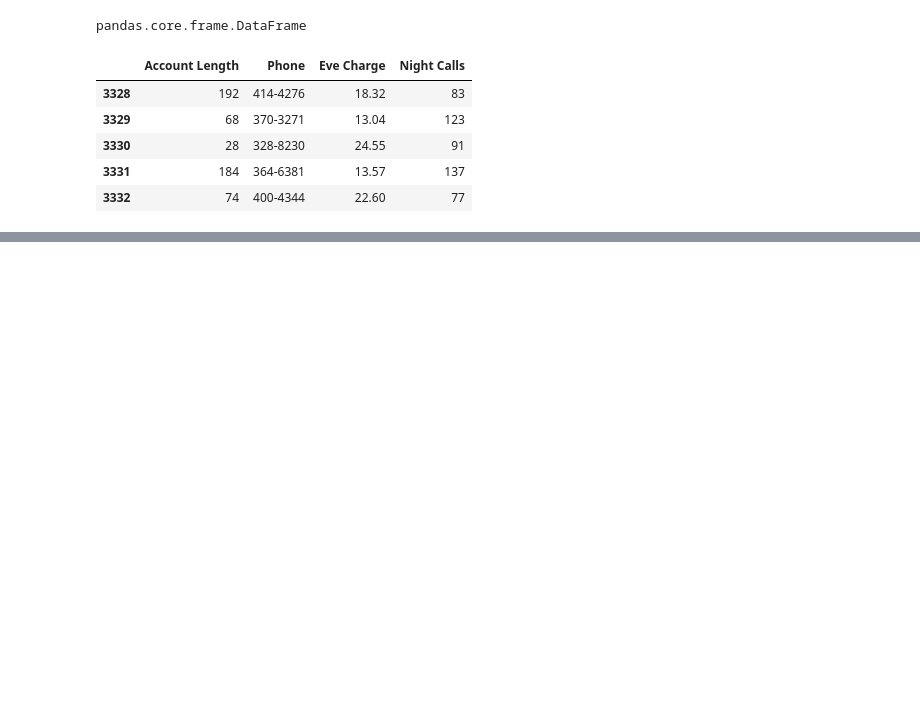
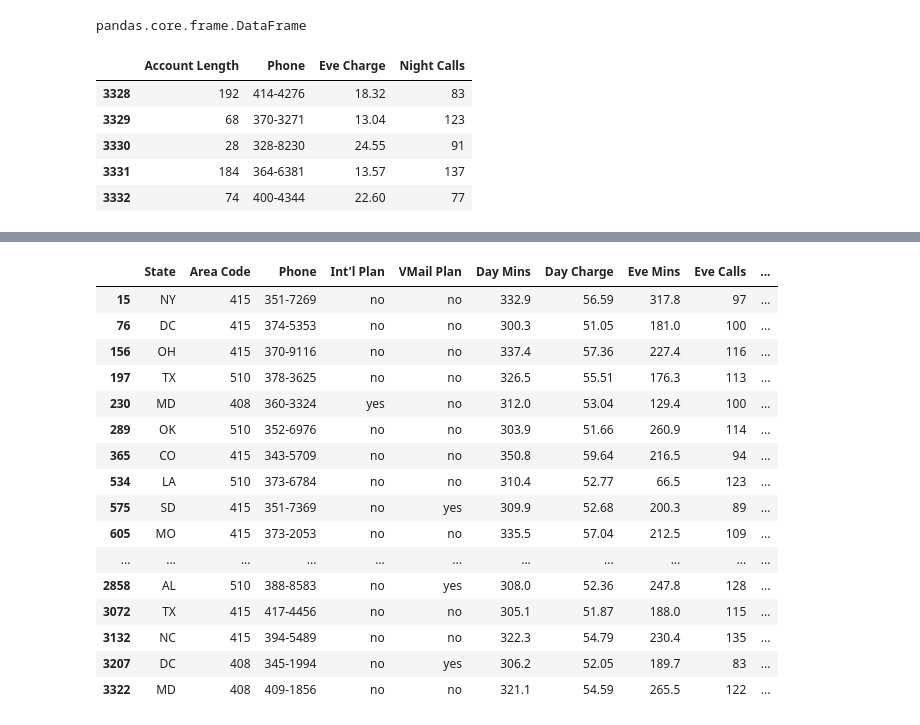
Before and after one commit to afoone/pruebas_ml_python, a Jupyter notebook: notebooks/mios/07. Data Wrangling.ipynb, the cells around one changed output, grey strips where cells are left out. Saved outputs shown, nothing was run; the diff lists cells and outputs as text; code cells hidden in the pictures; blank space fills up the shorter version.

```diff
--- a/notebooks/mios/07. Data Wrangling.ipynb
+++ b/notebooks/mios/07. Data Wrangling.ipynb
@@ -43,0 +170,21 @@ subset2.tail()
+# %%
+# Por lo tanto ahora sí puedo filtrar
+df[df['Day Mins']>300]
+# %% [output]
+|  | State | Area Code | Phone | Int'l Plan | VMail Plan | Day Mins | Day Charge | Eve Mins | Eve Calls | ... |
+| 15 | NY | 415 | 351-7269 | no | no | 332.9 | 56.59 | 317.8 | 97 | ... |
+| 76 | DC | 415 | 374-5353 | no | no | 300.3 | 51.05 | 181.0 | 100 | ... |
+| 156 | OH | 415 | 370-9116 | no | no | 337.4 | 57.36 | 227.4 | 116 | ... |
+| 197 | TX | 510 | 378-3625 | no | no | 326.5 | 55.51 | 176.3 | 113 | ... |
+| 230 | MD | 408 | 360-3324 | yes | no | 312.0 | 53.04 | 129.4 | 100 | ... |
+| 289 | OK | 510 | 352-6976 | no | no | 303.9 | 51.66 | 260.9 | 114 | ... |
+| 365 | CO | 415 | 343-5709 | no | no | 350.8 | 59.64 | 216.5 | 94 | ... |
+| 534 | LA | 510 | 373-6784 | no | no | 310.4 | 52.77 | 66.5 | 123 | ... |
+| 575 | SD | 415 | 351-7369 | no | yes | 309.9 | 52.68 | 200.3 | 89 | ... |
+| 605 | MO | 415 | 373-2053 | no | no | 335.5 | 57.04 | 212.5 | 109 | ... |
+| ... | ... | ... | ... | ... | ... | ... | ... | ... | ... | ... |
+| 2858 | AL | 510 | 388-8583 | no | yes | 308.0 | 52.36 | 247.8 | 128 | ... |
+| 3072 | TX | 415 | 417-4456 | no | no | 305.1 | 51.87 | 188.0 | 115 | ... |
+| 3132 | NC | 415 | 394-5489 | no | no | 322.3 | 54.79 | 230.4 | 135 | ... |
+| 3207 | DC | 408 | 345-1994 | no | yes | 306.2 | 52.05 | 189.7 | 83 | ... |
+| 3322 | MD | 408 | 409-1856 | no | no | 321.1 | 54.59 | 265.5 | 122 | ... |
```
Also changed, not shown: parts of 12 cells of this notebook.
